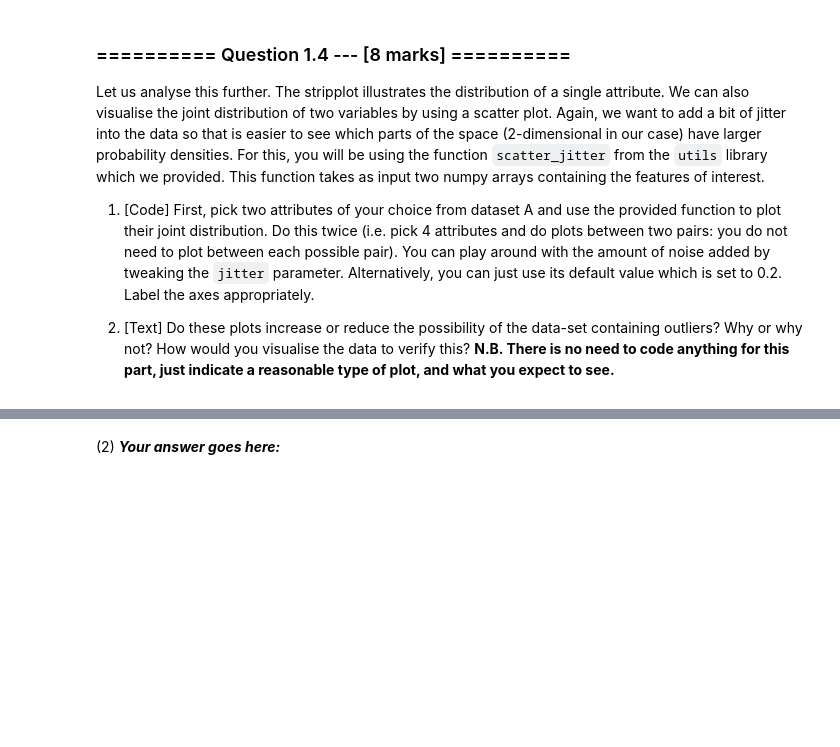
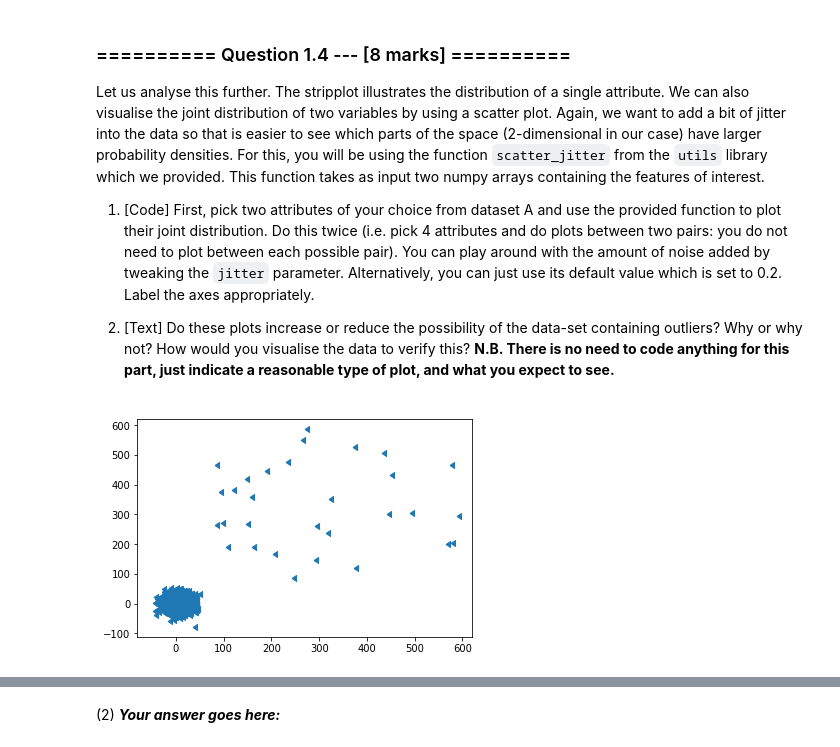
Before and after one commit to ishanparikh/IAML2018, a Jupyter notebook: Assignments/01_Analysis.ipynb, the cells around one changed output, grey strips where cells are left out. Drawn from its saved outputs; the diff is of its cells as text; code cells hidden in the pictures; blank space fills up the shorter version.

```diff
--- a/Assignments/01_Analysis.ipynb
+++ b/Assignments/01_Analysis.ipynb
@@ -179,3 +201,6 @@ Let us analyse this further. The stripplot illustrates the distribution of a sin
 1. [Text] Do these plots increase or reduce the possibility of the data-set containing outliers? Why or why not? How would you visualise the data to verify this? **N.B. There is no need to code anything for this part, just indicate a reasonable type of plot, and what you expect to see.**
 # %%
 # (1) # Your Code goes here:
+ax2 = scatter_jitter(reader["w12_internet"], reader["w11_buying"], jitter=0.4)
+# %% [output]
+[figure, added]
```
Also changed, not shown: parts of 4 cells of this notebook, 1 other file.
